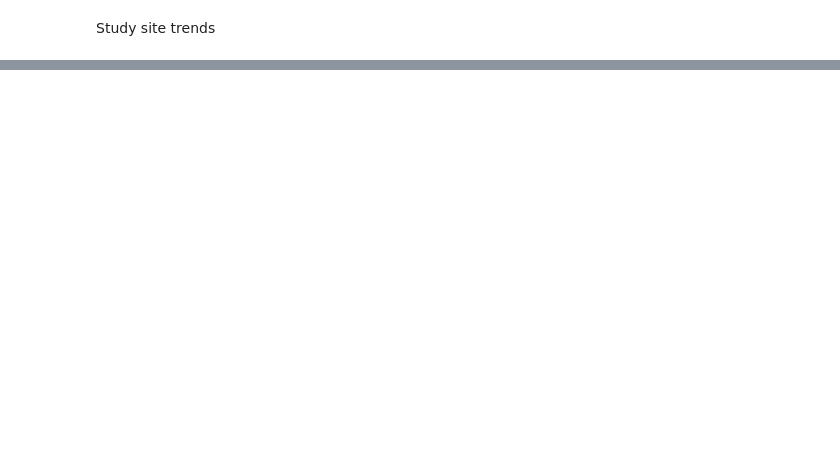
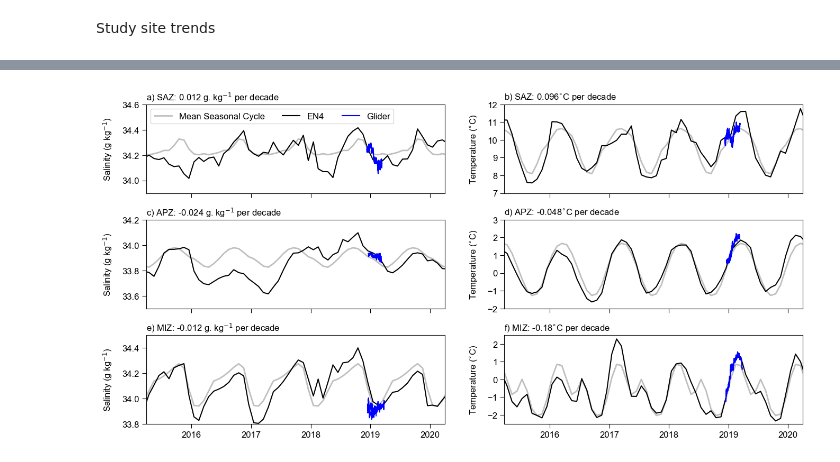
Before and after one commit to marcelduplessis/duplessis-2021-JGR-Oceans, a Jupyter notebook: code/ml_trends_analysis.ipynb, the cells around one changed output, grey strips where cells are left out. Saved outputs shown, nothing was run; the diff lists cells and outputs as text; code cells hidden in the pictures; blank space fills up the shorter version.

```diff
--- a/code/ml_trends_analysis.ipynb
+++ b/code/ml_trends_analysis.ipynb
@@ -305,0 +301,98 @@ for i, a in enumerate(ax):
+# %%
+t_sc_saz = oi_data.sel(lat=-43, lon=8).groupby('time.month').mean().temperature.values
+s_sc_saz = oi_data.sel(lat=-43, lon=8).groupby('time.month').mean().salinity.values
+
+t_sc_apz = oi_data.sel(lat=-54, lon=1).groupby('time.month').mean().temperature.values
+s_sc_apz = oi_data.sel(lat=-54, lon=1).groupby('time.month').mean().salinity.values
+
+t_sc_miz = oi_data.sel(lat=-60, lon=1).groupby('time.month').mean().temperature.values
+s_sc_miz = oi_data.sel(lat=-60, lon=1).groupby('time.month').mean().salinity.values
+# %%
+t_sc_saz = np.append(np.tile(t_sc_saz, 38), t_sc_saz[:7])-273.15
+t_sc_apz = np.append(np.tile(t_sc_apz, 38), t_sc_apz[:7])-273.15
+t_sc_miz = np.append(np.tile(t_sc_miz, 38), t_sc_miz[:7])-273.15
+
+s_sc_saz = np.append(np.tile(s_sc_saz, 38), s_sc_saz[:7])
+s_sc_apz = np.append(np.tile(s_sc_apz, 38), s_sc_apz[:7])
+s_sc_miz = np.append(np.tile(s_sc_miz, 38), s_sc_miz[:7])
+# %%
+plt.rcParams["xtick.major.size"] = 6
+plt.rcParams["ytick.major.size"] = 6
+font = {'family' : 'Arial',
+        'weight' : 'ultralight',
+        'size'   : 12}
+
+matplotlib.rc('font', **font)
+
+fig, ax = subplots(3, 2, figsize=[16, 8], sharex=True)
+fig.subplots_adjust(hspace=0.3)
+
+xs = np.arange(len(ys))
+
+ax[0,0].plot(oi_data.time, s_sc_saz, '0.75', lw=2, label='Mean Seasonal Cycle')
+ax[1,0].plot(oi_data.time, s_sc_apz, '0.75', lw=2)
+ax[2,0].plot(oi_data.time, s_sc_miz, '0.75', lw=2)
+
+ax[0,1].plot(oi_data.time, t_sc_saz, '0.75', lw=2)
+ax[1,1].plot(oi_data.time, t_sc_apz, '0.75', lw=2)
+ax[2,1].plot(oi_data.time, t_sc_miz, '0.75', lw=2)
+
+title_props = dict(fontsize=12, loc='left')
+
+for i, a in enumerate(ax):
+
+    if i==0:
+
+        ys = oi_data.   salinity.sel(lat=-43, lon=8)
+        yt = oi_data.temperature.sel(lat=-43, lon=8)-273.15
+
+        ts = plot_trend(ys, xs, a[0])
+        tt = plot_trend(yt, xs, a[1])
+
+        a[0].set_title('a) SAZ: ' + str(ts*10*12) + ' g. kg$^{-1}$ per decade', **title_props)
+        a[1].set_title('b) SAZ: ' + str(tt*10*12) + '$^{\circ}$C per decade', **title_props)
+
+        a[0].plot(dat_saz.time, dat_saz.salt[10, :], c='b', label='Glider')
+        a[1].plot(dat_saz.time, dat_saz.temp[10, :], c='b')
+
+        a[0].legend(ncol=3, loc=2)
+
+    if i==1:
+
+        ys = oi_data.   salinity.sel(lat=-54, lon=1)
+        yt = oi_data.temperature.sel(lat=-54, lon=1)-273.15
+
+        ts = plot_trend(ys, xs, a[0])
+        tt = plot_trend(yt, xs, a[1])
+
+        a[0].set_title('c) APZ: ' + str(ts*10*12) + ' g. kg$^{-1}$ per decade', **title_props)
+        a[1].set_title('d) APZ: ' + str(tt*10*12) + '$^{\circ}$C per decade', **title_props)
+
+        a[0].plot(dat_apz.time, dat_apz.salt[10, :], c='b')
+        a[1].plot(dat_apz.time, dat_apz.temp[10, :], c='b')
+
+    if i==2:
+
+        ys = oi_data.   salinity.sel(lat=-60, lon=1)
+        yt = oi_data.temperature.sel(lat=-60, lon=1)-273.15
+
+        ts = plot_trend(ys, xs, a[0])
+        tt = plot_trend(yt, xs, a[1])
+
+        a[0].set_title('e) MIZ: ' + str(ts*10*12) + ' g. kg$^{-1}$ per decade', **title_props)
+        a[1].set_title('f) MIZ: ' + str(tt*10*12) + '$^{\circ}$C per decade', **title_props)
+
+        a[0].plot(dat_miz.time, dat_miz.salt[10, :], c='b')
+        a[1].plot(dat_miz.time, dat_miz.temp[10, :], c='b')
+
+        a[0].set_xlim('2015-03-31', '2020-03-31')
+        a[1].set_xlim('2015-03-31', '2020-03-31')
+
+ax[0, 0].set_ylim(33.9, 34.6); ax[0, 0].set_ylabel('Salinity (g kg$^{-1}$)', labelpad=12)
+ax[1, 0].set_ylim(33.5, 34.2); ax[1, 0].set_ylabel('Salinity (g kg$^{-1}$)', labelpad=12)
+ax[2, 0].set_ylim(33.8, 34.5); ax[2, 0].set_ylabel('Salinity (g kg$^{-1}$)', labelpad=12)
+
+ax[0, 1].set_ylim(7, 12); ax[0, 1].set_ylabel('Temperature ($^{\circ}$C)', labelpad=12)
+ax[1, 1].set_ylim(-2, 3); ax[1, 1].set_ylabel('Temperature ($^{\circ}$C)', labelpad=12)
+ax[2, 1].set_ylim(-2.5, 2.5); ax[2, 1].set_ylabel('Temperature ($^{\circ}$C)', labelpad=12)
+# %% [output]
@@ -305,0 +400 @@ for i, a in enumerate(ax):
+[figure, added]
```
Also changed, not shown: parts of 20 cells of this notebook, 3 other files.
